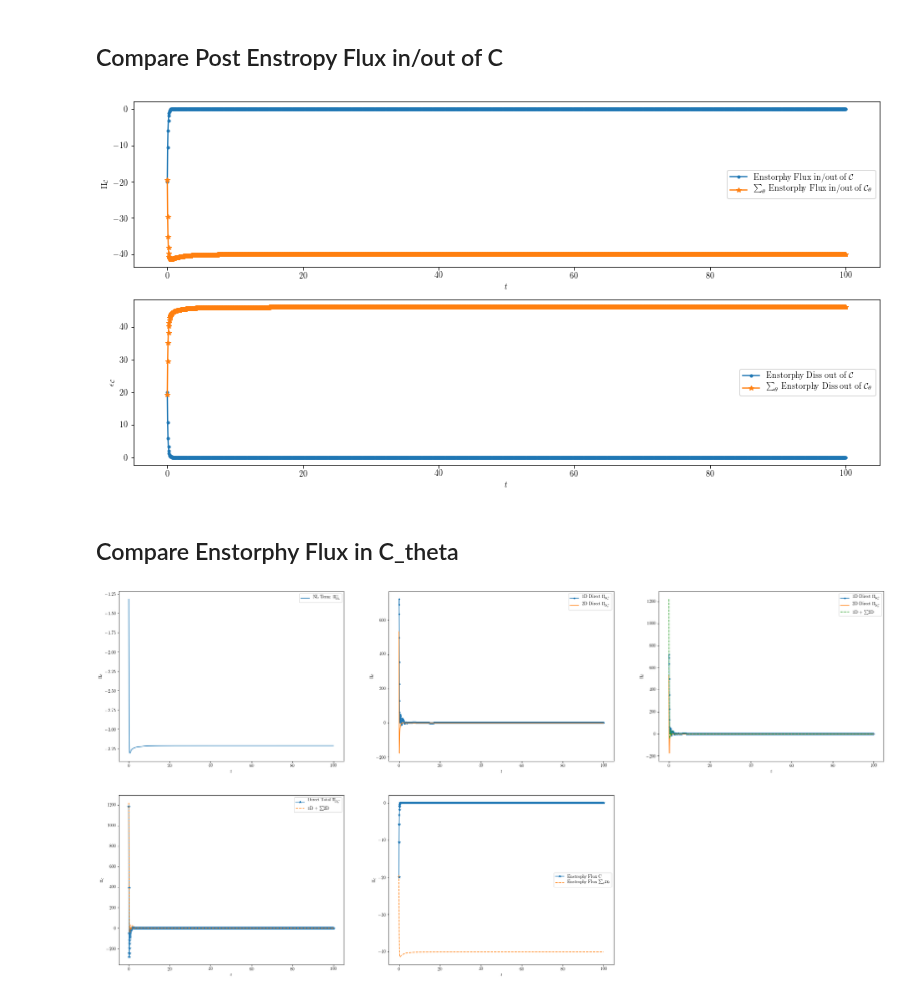
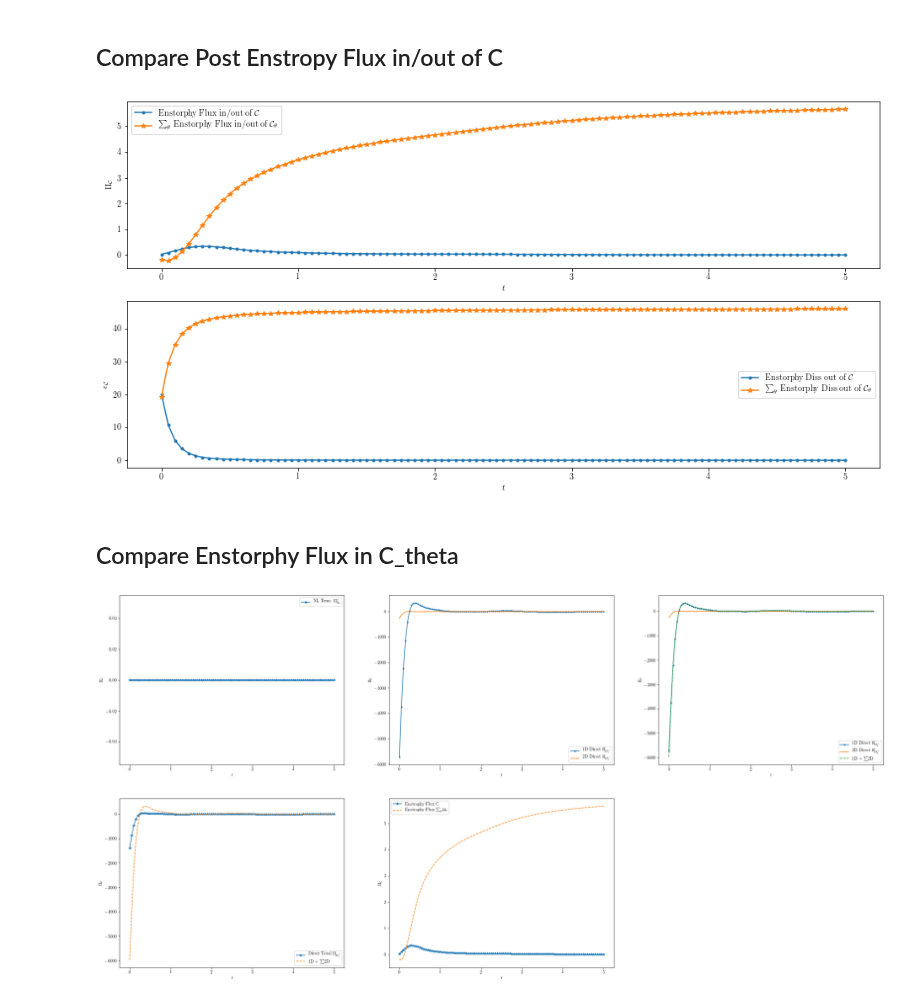
Before and after one commit to EndCar808/2D-Navier-Stokes, a Jupyter notebook: Plotting/CompareFluxes.ipynb, the cells around one changed output. Drawn from its saved outputs; the diff is of its cells as text; code cells hidden in the pictures.

```diff
--- a/Plotting/CompareFluxes.ipynb
+++ b/Plotting/CompareFluxes.ipynb
@@ -22,7 +22,7 @@ from subprocess import Popen, PIPE
 from matplotlib.pyplot import cm
 from functions import tc, import_data, sim_data, import_data, import_spectra_data, import_post_processing_data
 # %%
-in_dir = "../Data/Test/SIM_DATA_NAVIER_RK4_FULL_N[128,128]_T[0-100]_NU[0.000003]_CFL[0.90]_u0[DECAY_TURB_ALT]_TAG[Test-Test]/"
+in_dir = "../Data/Test/SIM_DATA_NAVIER_RK4_FULL_N[128,128]_T[0-5]_NU[0.000003]_CFL[0.90]_u0[DECAY_TURB_ALT]_TAG[Test-Test]/"
 post_file_path = in_dir + "PostProcessing_HDF_Data_SECTORS[24]_KFRAC[0.75]_TAG[Test-Test].h5"
 # %%
 # -----------------------------------------
@@ -124,19 +124,20 @@ ax2.set_ylabel(r"$\epsilon_{\mathcal{C}}$")
 ax2.legend([r"Enstorphy Diss out of $\mathcal{C}$", r"$\sum_{\theta}$ Enstorphy Diss out of $\mathcal{C}_\theta$"])
 plt.show()
 # %% [output]
-[figure, old version]
+[figure, new version]
 # %% [markdown]
 ## Compare Enstorphy Flux in C_theta
 # %%
 const_fac = 4.0 * np.pi**2
 norm_fac  = 0.5 / (sys_vars.Nx * sys_vars.Ny)**2
 
-theta = int(post_data.num_sect//2 + 5)
+theta = int(post_data.num_sect//2)
 
 fig = plt.figure(figsize = (32, 16))
 gs  = GridSpec(2, 3)
 ax1 = fig.add_subplot(gs[0, 0])
-ax1.plot(run_data.time, post_data.enst_flux_C_theta[:, theta])
+# ax1.plot(run_data.time, post_data.enst_flux_C_theta[:, theta],  '.-')
+ax1.plot(run_data.time, post_data.enst_flux_C_theta[:, -1], '*-' )
 # ax1.plot(run_data.time, post_data.enst_flux_per_sec[:, 0, theta], '*-') #  * norm_fac * const_fac / 10
 # ax1.plot(run_data.time, post_data.enst_flux_per_sec_1d[:, 0, theta] * norm_fac * const_fac, '.-')
 # ax1.plot(run_data.time, np.sum(post_data.enst_flux_per_sec_2d[:, 0, theta, :], axis = -1) * norm_fac * const_fac)
@@ -151,31 +152,31 @@ ax2.plot(run_data.time, np.sum(post_data.enst_flux_per_sec_2d[:, 0, theta, :], a
 # ax2.plot(run_data.time, (np.sum(post_data.enst_flux_per_sec_2d[:, 0, theta, :], axis = -1) + post_data.enst_flux_per_sec_1d[:, 0, theta])* norm_fac * const_fac, '--')
 ax2.set_xlabel(r"$t$")
 ax2.set_ylabel(r"$\Pi_{\mathcal{C}}$")
 ax2.legend([r"1D Direct $\Pi_{\mathcal{U}_\theta^{+}}$", r"2D Direct $\Pi_{\mathcal{U}_\theta^{+}}$", r"1D + $\sum$2D"])
 
 ax3 = fig.add_subplot(gs[0, 2])
 ax3.plot(run_data.time, post_data.enst_flux_per_sec_1d[:, 0, theta] * norm_fac * const_fac, '.-')
 ax3.plot(run_data.time, np.sum(post_data.enst_flux_per_sec_2d[:, 0, theta, :], axis = -1) * norm_fac * const_fac)
 ax3.plot(run_data.time, (np.sum(post_data.enst_flux_per_sec_2d[:, 0, theta, :], axis = -1) + post_data.enst_flux_per_sec_1d[:, 0, theta])* norm_fac * const_fac, '--')
 ax3.set_xlabel(r"$t$")
 ax3.set_ylabel(r"$\Pi_{\mathcal{C}}$")
 ax3.legend([r"1D Direct $\Pi_{\mathcal{U}_\theta^{+}}$", r"2D Direct $\Pi_{\mathcal{U}_\theta^{+}}$", r"1D + $\sum$2D"])
 
 ax4 = fig.add_subplot(gs[1, 0])
 ax4.plot(run_data.time, post_data.enst_flux_per_sec[:, 0, theta] * norm_fac * const_fac / 10, '*-')
 ax4.plot(run_data.time, (np.sum(post_data.enst_flux_per_sec_2d[:, 0, theta, :], axis = -1) + post_data.enst_flux_per_sec_1d[:, 0, theta])* norm_fac * const_fac, '--')
 ax4.set_xlabel(r"$t$")
 ax4.set_ylabel(r"$\Pi_{\mathcal{C}}$")
 ax4.legend([r"Direct Total $\Pi_{\mathcal{U}_\theta^{+}}$", r"1D + $\sum$2D"])
 
 ax5 = fig.add_subplot(gs[1, 1])
 ax5.plot(run_data.time, post_data.enst_flux_C[:], '*-')
 ax5.plot(run_data.time, np.sum(post_data.enst_flux_C_theta[:, :], axis = -1), '--')
 ax5.set_xlabel(r"$t$")
 ax5.set_ylabel(r"$\Pi_{\mathcal{C}}$")
 ax5.legend([r"Enstrophy Flux C", r"Enstrophy Flux $\sum_\theta \mathcal{U}_\theta$"])
 plt.show()
 
 # r"$\Pi_{\mathcal{U}_\theta^{+}}$: Enstorphy Flux in/out of $\mathcal{U}_\theta^{+}$",
 # %% [output]
-[figure, old version]
+[figure, new version]
```
Also changed, not shown: parts of 2 cells of this notebook, 6 other files.
